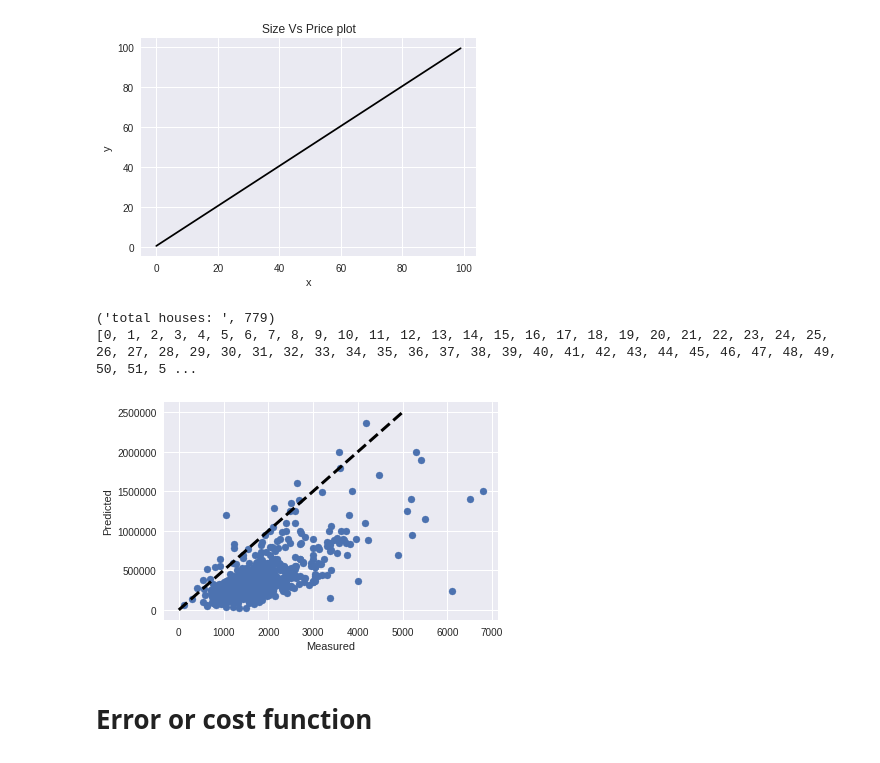
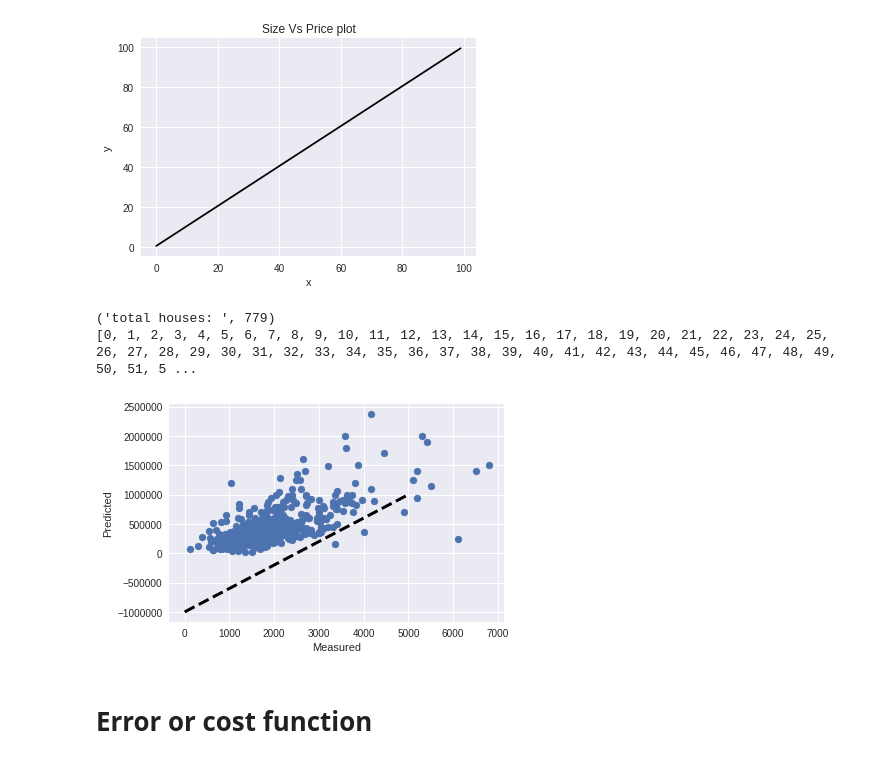
Before and after one commit to hackintoshrao/ML-DL-AI-Projects, a Jupyter notebook: continous_value_prediction/vanilla/linear_regression_1/Linear_regression_from_scratch.ipynb, the cells around one changed output. Drawn from its saved outputs; the diff is of its cells as text; code cells hidden in the pictures.

```diff
--- a/continous_value_prediction/vanilla/linear_regression_1/Linear_regression_from_scratch.ipynb
+++ b/continous_value_prediction/vanilla/linear_regression_1/Linear_regression_from_scratch.ipynb
@@ -64,36 +72,36 @@ size = data["Size"].values
 
 price = data["Price"].values
 print("total houses: ", len(price))
 
 %matplotlib inline
 import matplotlib
 import matplotlib.pyplot as plt
 import numpy as np
 
 X = []
 Y = []
 
-a = 500
-b = -10
+a = 400
+b = -1000000
 for i in range(5000):
   x_point = i
   y_point = a * x_point + b
   X.append(x_point)
   Y.append(y_point)
 
 print(X)
 
 
 fig, ax = plt.subplots()
 ax.scatter(size, price)
 ax.plot(X, Y, 'k--', lw=3)
 ax.set_xlabel('Measured')
 ax.set_ylabel('Predicted')
 plt.show()
 # %% [output]
 ('total houses: ', 779)
 [0, 1, 2, 3, 4, 5, 6, 7, 8, 9, 10, 11, 12, 13, 14, 15, 16, 17, 18, 19, 20, 21, 22, 23, 24, 25, 26, 27, 28, 29, 30, 31, 32, 33, 34, 35, 36, 37, 38, 39, 40, 41, 42, 43, 44, 45, 46, 47, 48, 49, 50, 51, 5 ...
-[figure, old version]
+[figure, new version]
 # %% [markdown]
 # Error or cost function
 # %%
```
Also changed, not shown: parts of 1 cell of this notebook.
